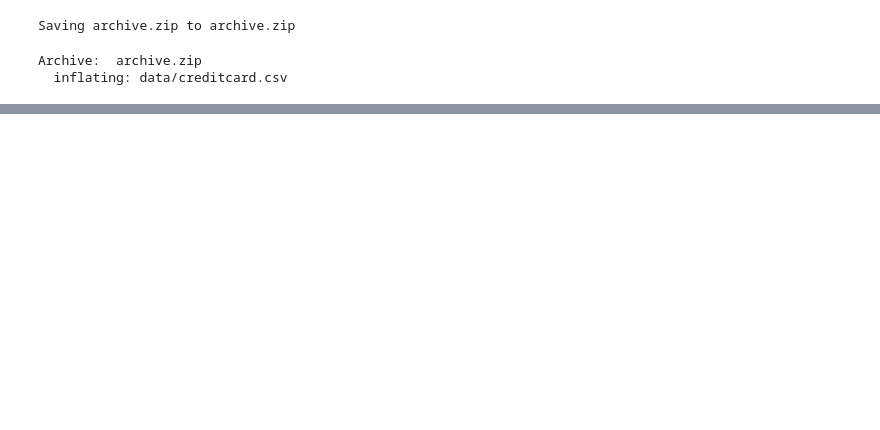
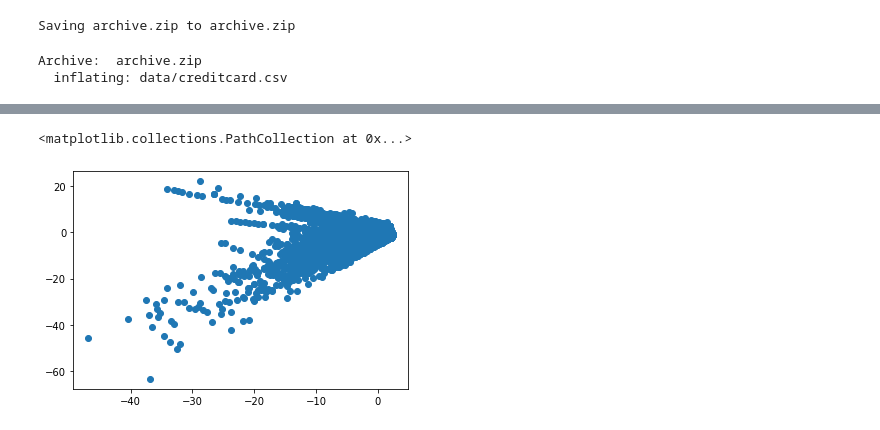
Before and after one commit to SadFill/fraud-detection-ensemble., a Jupyter notebook: fraud_detection_ensemble.ipynb, the cells around one changed output, grey strips where cells are left out. Cells and saved outputs as stored; diff of their text form; code cells hidden in the pictures; blank space fills up the shorter version.

```diff
--- a/fraud_detection_ensemble.ipynb
+++ b/fraud_detection_ensemble.ipynb
@@ -25,2 +25,7 @@ df = data.copy()
+# %%
+X = df.iloc[:, 1: -1]
+y = df['Class']
+# %%
+x_train, y_train, x_test, y_test = train_test_split(X, y, test_size=0.33)
 # %%
 df.head()
@@ -30,0 +39,5 @@ data.shape
+# %%
+plt.scatter(x_train['V1'], x_train['V2'])
+# %% [output]
+<matplotlib.collections.PathCollection at 0x...>
+[figure, added]
```
Also changed, not shown: parts of 7 cells of this notebook.
